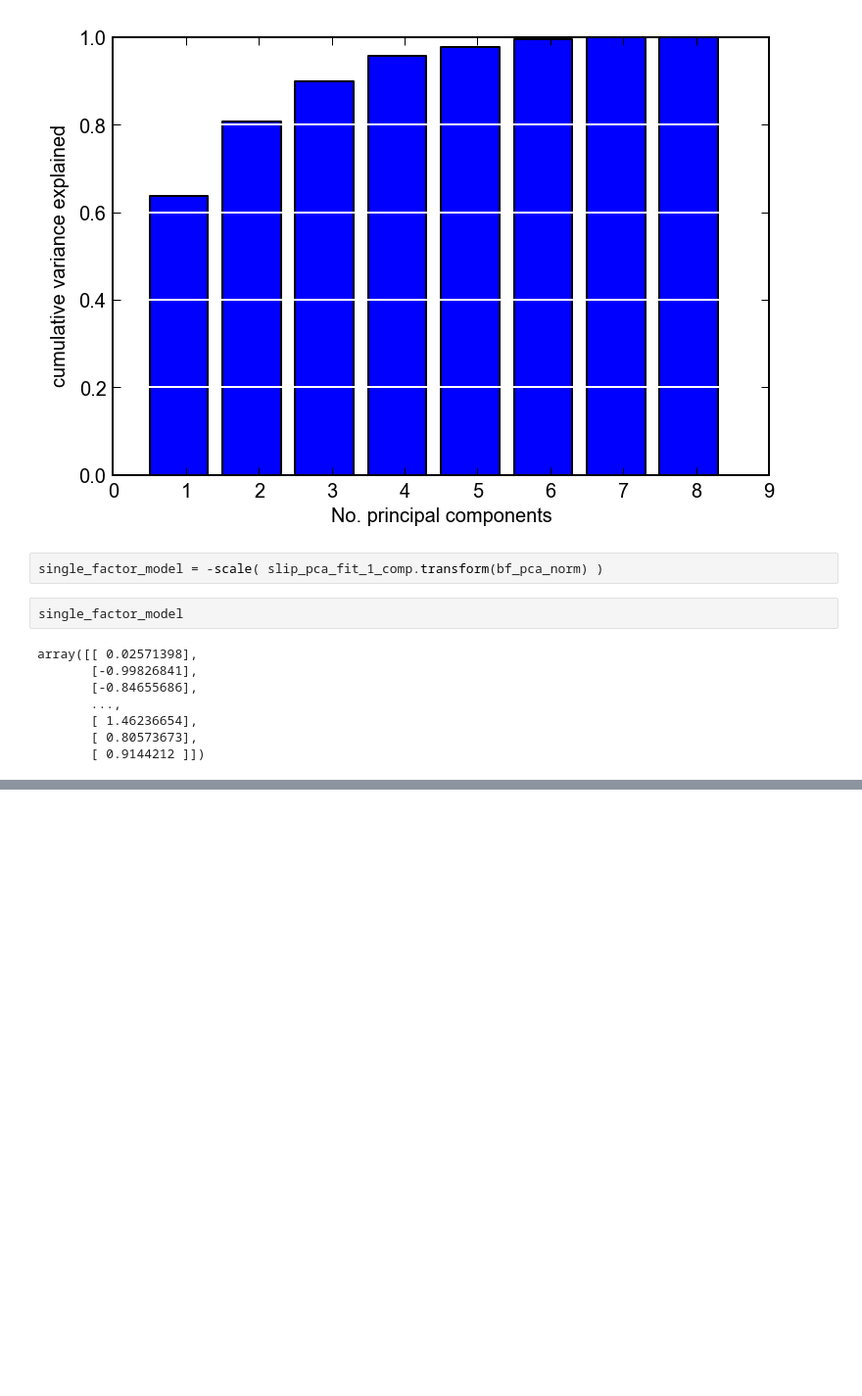
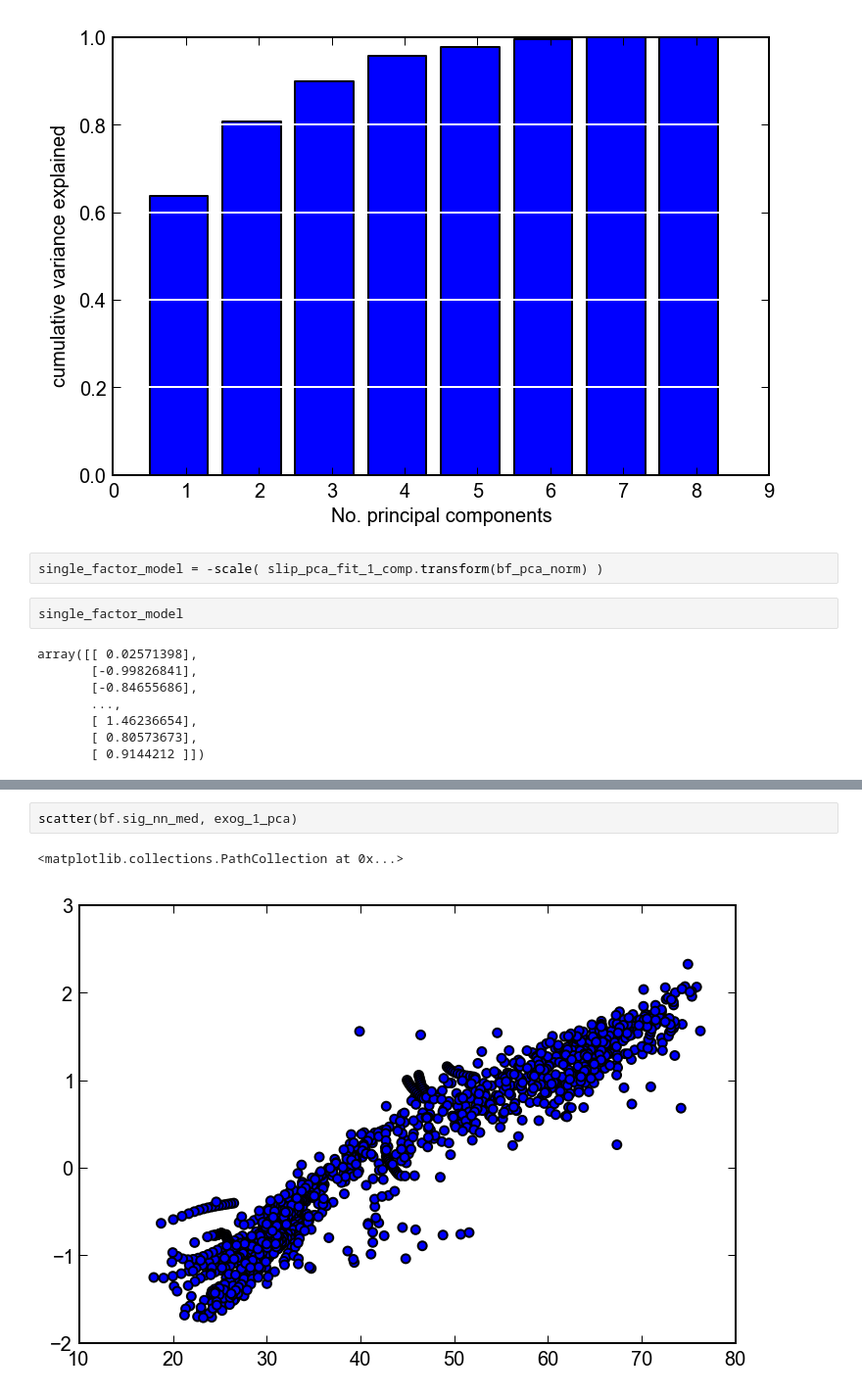
Before and after one commit to cossatot/wenchuan_topo_stress, a Jupyter notebook: scripts/aggregate_correlations.ipynb, the cells around one changed output, grey strips where cells are left out. Shown at 98% size. Drawn from its saved outputs; the diff is of its cells as text; blank space fills up the shorter version.

```diff
--- a/scripts/aggregate_correlations.ipynb
+++ b/scripts/aggregate_correlations.ipynb
@@ -224,0 +340,5 @@ array([[ -1.74000000e+02,  -7.50000000e+03,  -8.46551632e+01, ...,
+# %%
+scatter(bf.sig_nn_med, exog_1_pca)
+# %% [output]
+<matplotlib.collections.PathCollection at 0x...>
+[figure, added]
```
Also changed, not shown: parts of 29 cells of this notebook.
